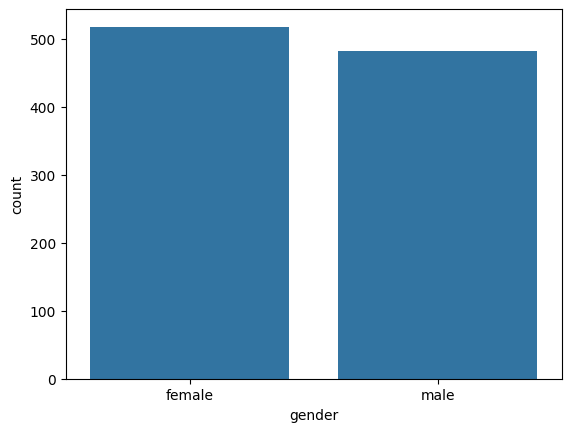
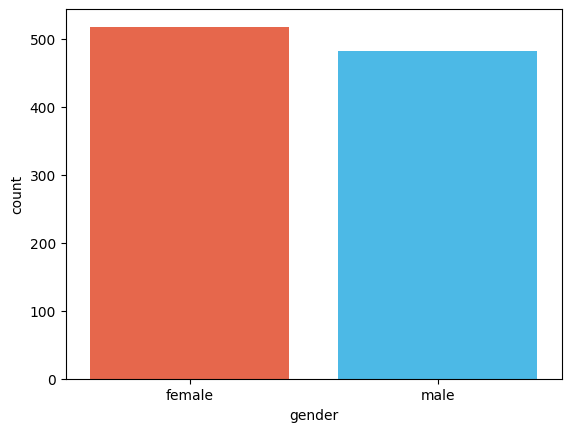
The notebook cell's code change between the first figure and the second:
--- before
+++ after
@@ -1 +1,2 @@
-sns.countplot(x="gender", data=df)
+custom_colors = ["#FF5733", "#33C3FF"]
+sns.countplot(x="gender", data=df, palette=custom_colors)

Commit: color palette